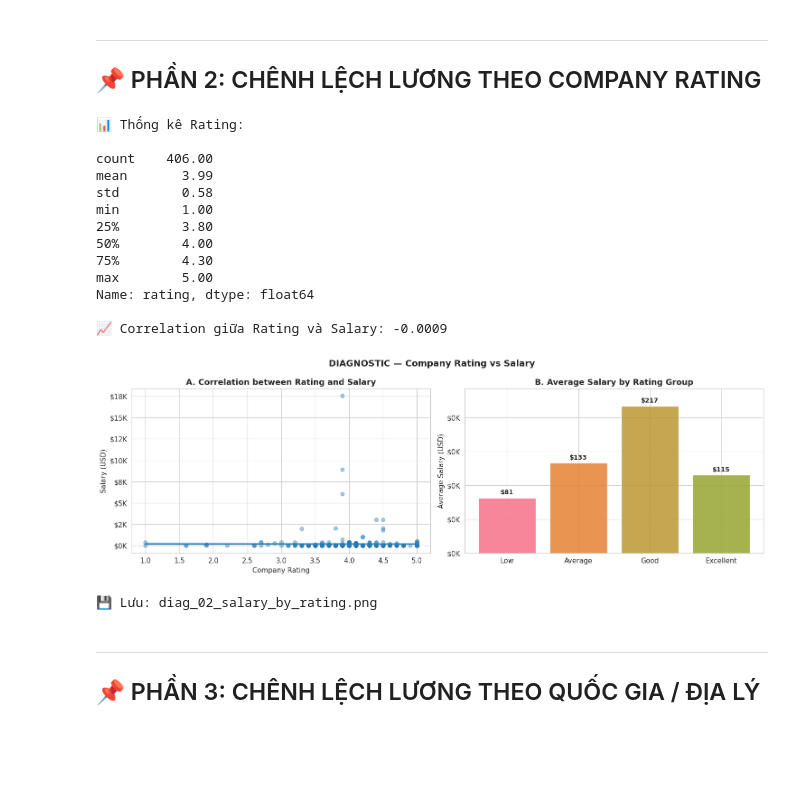
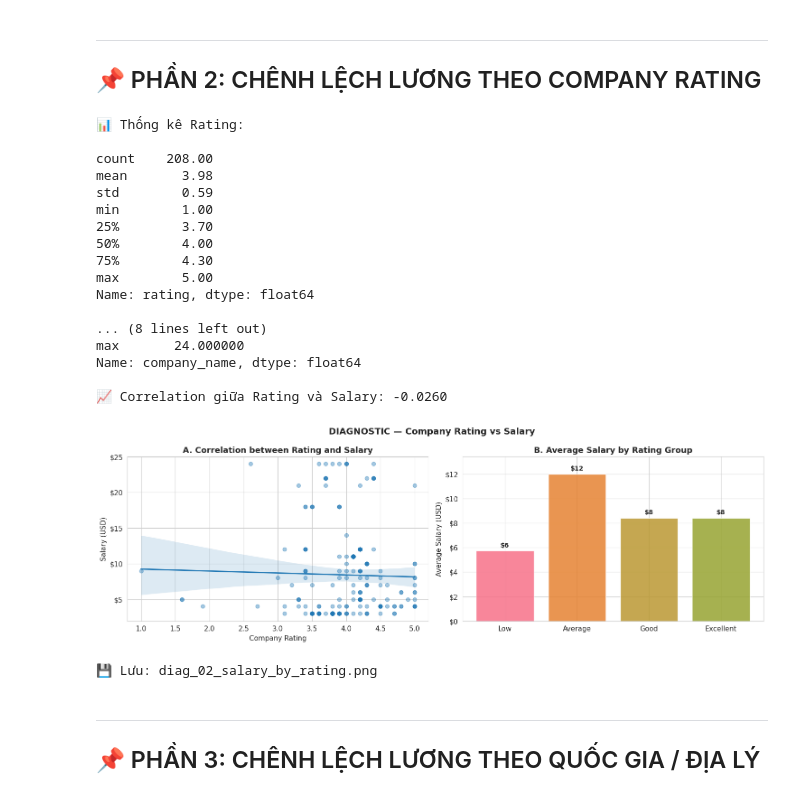
Before and after one commit to duchb1212/DA, a Jupyter notebook: 02_diagnostic.ipynb, the cells around one changed output. Cells and saved outputs as stored; diff of their text form; code cells hidden in the pictures; blank space fills up the shorter version.

```diff
--- a/02_diagnostic.ipynb
+++ b/02_diagnostic.ipynb
@@ -142,8 +142,8 @@ print(
 # ─────────────────────────────────────────────────────────────
 # Loại outlier
 # ─────────────────────────────────────────────────────────────
-q01 = df[SAL_COL].quantile(0.01)
-q99 = df[SAL_COL].quantile(0.99)
+q01 = df[SAL_COL].quantile(0.25)
+q99 = df[SAL_COL].quantile(0.75)
 
 df = df[
     (df[SAL_COL] >= q01) &
@@ -500,6 +500,20 @@ if RATING_COL in df.columns:
         .describe()
         .round(2)
     )
+
+    # ========================================================
+    # Salary Formatter
+    # ========================================================
+    def salary_formatter(x, pos):
+        if x >= 1_000_000:
+            return f'${x/1_000_000:.1f}M'
+        elif x >= 1_000:
+            return f'${x/1_000:.0f}K'
+        else:
+            return f'${x:,.0f}'
+
+    print("\n=== DEBUG SALARY ===")
+    print(plot_df[SAL_COL].describe())
 
     # ========================================================
     # Correlation
@@ -541,8 +555,9 @@ if RATING_COL in df.columns:
     axes[0].set_title('A. Correlation between Rating and Salary')
     axes[0].set_xlabel('Company Rating')
     axes[0].set_ylabel('Salary (USD)')
+
     axes[0].yaxis.set_major_formatter(
-        mticker.FuncFormatter(lambda x, _: f'${x/1000:.0f}K')
+        mticker.FuncFormatter(salary_formatter)
     )
 
     # ========================================================
@@ -568,15 +583,22 @@ if RATING_COL in df.columns:
         alpha=0.85
     )
 
-
     y_max = rating_mean.values.max()
     label_offset = y_max * 0.015
 
     for bar, val in zip(bars, rating_mean.values):
+
+        if val >= 1_000_000:
+            label = f'${val/1_000_000:.1f}M'
+        elif val >= 1_000:
+            label = f'${val/1_000:.1f}K'
+        else:
+            label = f'${val:,.0f}'
+
         axes[1].text(
             bar.get_x() + bar.get_width() / 2,
             val + label_offset,
-            f'${val:,.0f}',
+            label,
             ha='center',
             va='bottom',
             fontsize=10,
@@ -587,43 +609,48 @@ if RATING_COL in df.columns:
 
     axes[1].set_title('B. Average Salary by Rating Group')
     axes[1].set_ylabel('Average Salary (USD)')
+
     axes[1].yaxis.set_major_formatter(
-        mticker.FuncFormatter(lambda x, _: f'${x/1000:.0f}K')
+        mticker.FuncFormatter(salary_formatter)
     )
 
     # ========================================================
     # SAVE
     # ========================================================
     plt.tight_layout()
 
     plt.savefig(
         'diag_02_salary_by_rating.png',
         dpi=150,
         bbox_inches='tight',
-        pad_inches=0.05               # ── FIX: giảm từ default 0.1 xuống 0.05
+        pad_inches=0.05
     )
 
     plt.show()
 
     print('\n💾 Lưu: diag_02_salary_by_rating.png')
 
 else:
     print('❌ Không tìm thấy cột rating')
 # %% [output]
 📊 Thống kê Rating:
 
-count    406.00
-mean       3.99
-std        0.58
+count    208.00
+mean       3.98
+std        0.59
 min        1.00
-25%        3.80
+25%        3.70
 50%        4.00
 75%        4.30
 max        5.00
 Name: rating, dtype: float64
 
-📈 Correlation giữa Rating và Salary: -0.0009
+... (8 lines left out)
+max       24.000000
+Name: company_name, dtype: float64
+
+📈 Correlation giữa Rating và Salary: -0.0260
-[figure, old version]
+[figure, new version]
 💾 Lưu: diag_02_salary_by_rating.png
 # %% [markdown]
 ---
```
Also changed, not shown: parts of 5 cells of this notebook, 5 other files.
